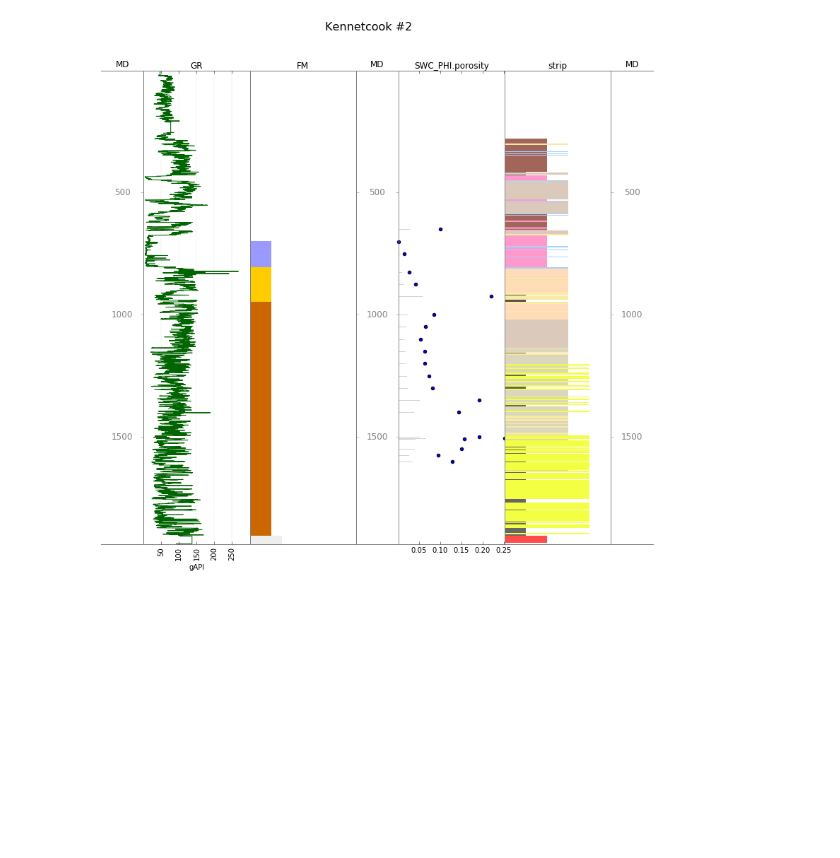
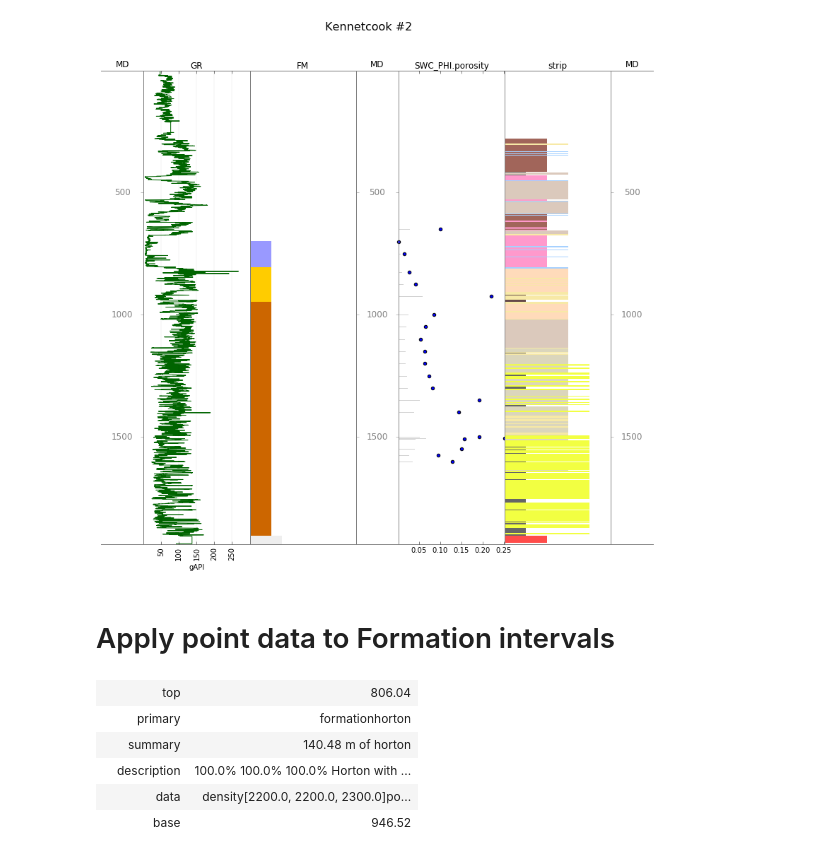
Before and after one commit to EvanBianco/recipes, a Jupyter notebook: Composite plot of logs striplogs and point data.ipynb, the cells around one changed output. Cells and saved outputs as stored; diff of their text form; code cells hidden in the pictures; blank space fills up the shorter version.

```diff
--- a/Composite plot of logs striplogs and point data.ipynb
+++ b/Composite plot of logs striplogs and point data.ipynb
@@ -132,3 +132,16 @@ tracks = ['MD','GR','FM','MD','SWC_PHI.porosity','strip','MD']
 well.plot(tracks=tracks, legend=complete_legend)
 # %% [output]
 [figure]
+# %% [markdown]
+# Apply point data to Formation intervals
+# %%
+formation_core = formations.union(swc_data)
+# %%
+formation_core[1]
+# %% [output]
+|  | top | 806.04 |
+|  | primary | formationhorton |
+|  | summary | 140.48 m of horton |
+|  | description | 100.0% 100.0% 100.0% Horton with ... |
+|  | data | density[2200.0, 2200.0, 2300.0]po... |
+|  | base | 946.52 |
```
Also changed, not shown: 6 other files.
